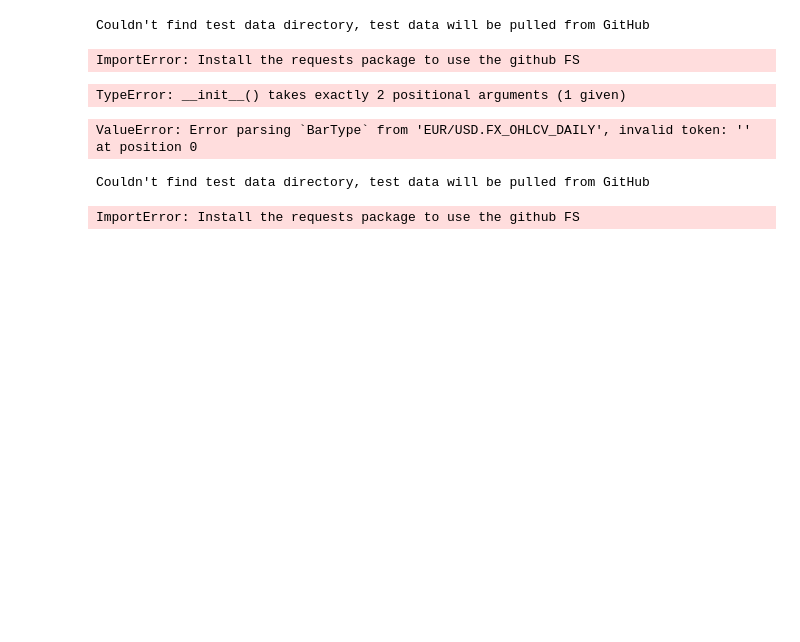
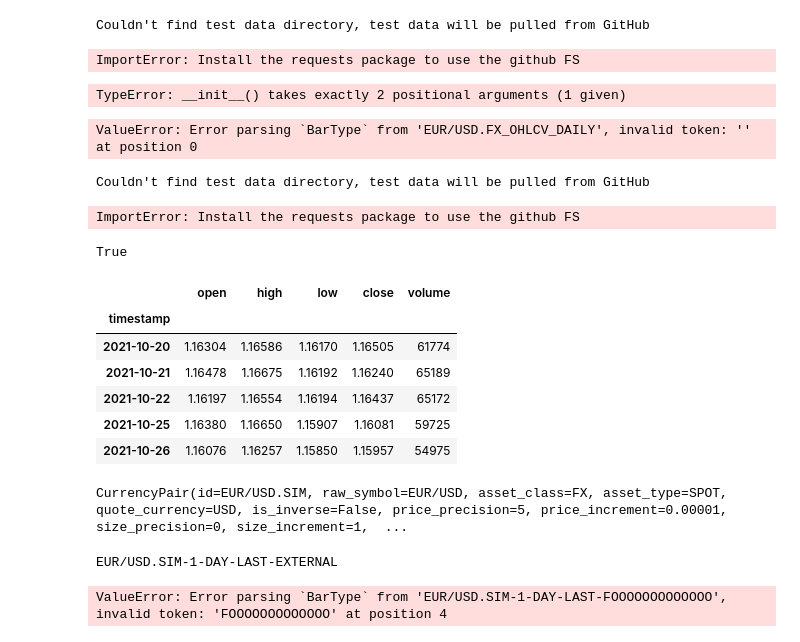
Before and after one commit to kbs-code/nautilus_parquet_loader, a Jupyter notebook: research.ipynb, the cells around one changed output. Drawn from its saved outputs; the diff is of its cells as text; code cells hidden in the pictures; blank space fills up the shorter version.

Commit message:
data troubleshooting

```diff
--- a/research.ipynb
+++ b/research.ipynb
@@ -86,3 +86,39 @@ bars = wrangler.process(df)
 # %% [output]
 Couldn't find test data directory, test data will be pulled from GitHub
 ImportError: Install the requests package to use the github FS
+# %%
+# troubleshooting try 6
+
+# does python know where the path is?
+
+os.path.exists("./data/EURUSD.csv")
+# %% [output]
+True
+# %%
+# does nautilus know where the path is?
+
+data_path = "./data/EURUSD.csv"
+df = CSVBarDataLoader.load(data_path)
+df.head()
+# %% [output]
+|  | open | high | low | close | volume |
+| timestamp |  |  |  |  |  |
+| 2021-10-20 | 1.16304 | 1.16586 | 1.16170 | 1.16505 | 61774 |
+| 2021-10-21 | 1.16478 | 1.16675 | 1.16192 | 1.16240 | 65189 |
+| 2021-10-22 | 1.16197 | 1.16554 | 1.16194 | 1.16437 | 65172 |
+| 2021-10-25 | 1.16380 | 1.16650 | 1.15907 | 1.16081 | 59725 |
+| 2021-10-26 | 1.16076 | 1.16257 | 1.15850 | 1.15957 | 54975 |
+# %%
+# is it happy with the instrument?
+
+instrument = TestInstrumentProvider.default_fx_ccy("EUR/USD")
+print(instrument)
+# %% [output]
+CurrencyPair(id=EUR/USD.SIM, raw_symbol=EUR/USD, asset_class=FX, asset_type=SPOT, quote_currency=USD, is_inverse=False, price_precision=5, price_increment=0.00001, size_precision=0, size_increment=1,  ...
+# %%
+# is it happy with the bar type?
+
+bar_type = BarType.from_str("EUR/USD.SIM-1-DAY-LAST-FOOOOOOOOOOOOO")
+# %% [output]
+EUR/USD.SIM-1-DAY-LAST-EXTERNAL
+ValueError: Error parsing `BarType` from 'EUR/USD.SIM-1-DAY-LAST-FOOOOOOOOOOOOO', invalid token: 'FOOOOOOOOOOOOO' at position 4
```
Also changed, not shown: parts of 6 cells of this notebook.
